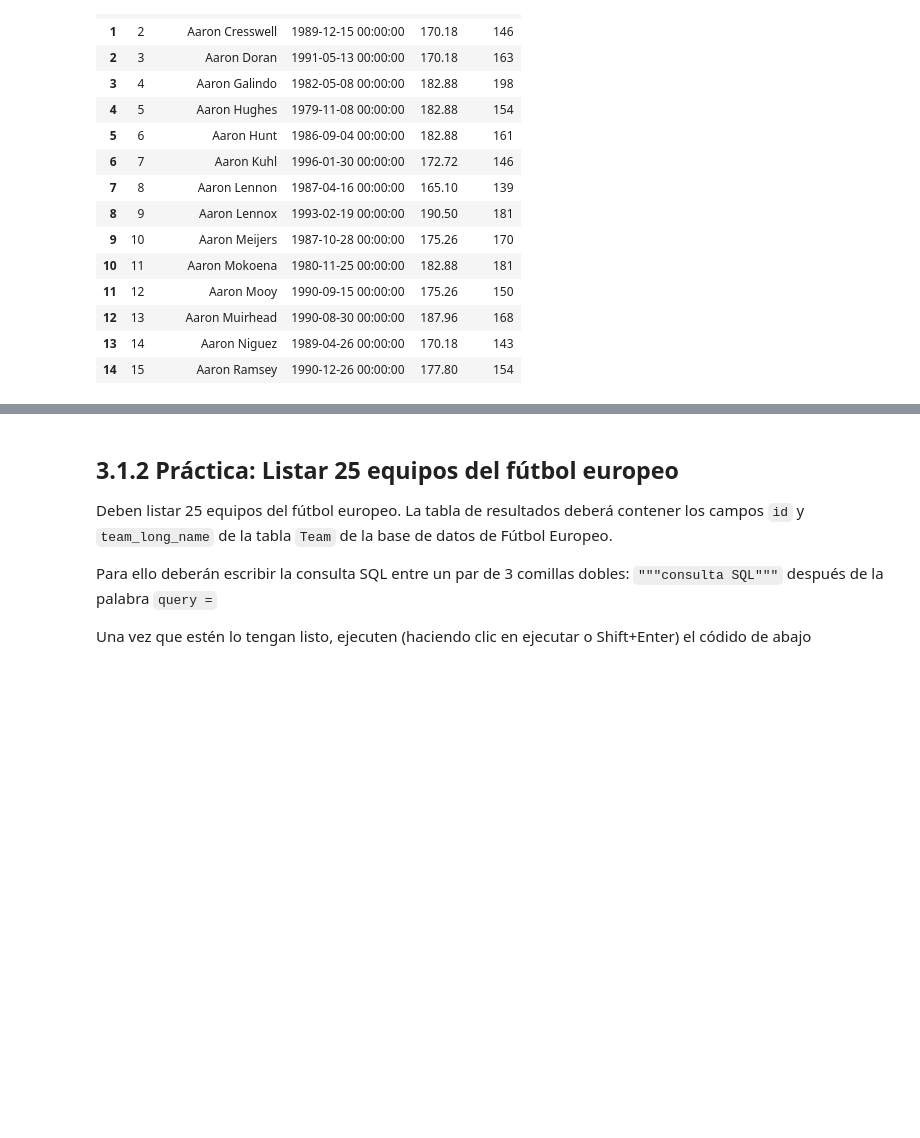
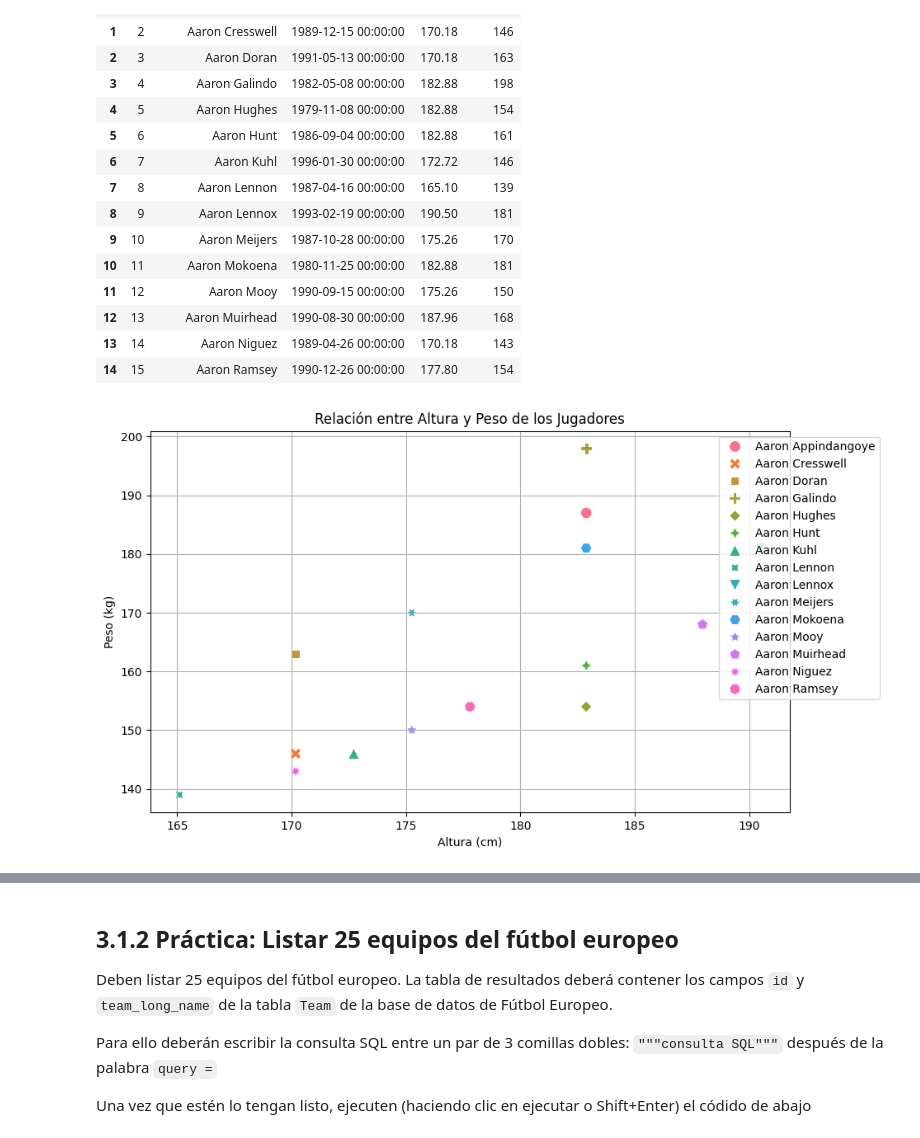
Before and after one commit to guillotatis/talentotech, a Jupyter notebook: Data_Analysis_SQL.ipynb, the cells around one changed output, grey strips where cells are left out. Cells and saved outputs as stored; diff of their text form; code cells hidden in the pictures; blank space fills up the shorter version.

```diff
--- a/Data_Analysis_SQL.ipynb
+++ b/Data_Analysis_SQL.ipynb
@@ -327,0 +332,15 @@ players
+# %%
+# Supongamos que ya ejecutaste la consulta y tienes el DataFrame 'players'
+# players = pd.read_sql(query, conn)
+
+# 1. Gráfico de dispersión entre altura y peso
+plt.figure(figsize=(10, 6))
+sns.scatterplot(data=players, x='height', y='weight', hue='player_name', style='player_name', s=100)
+plt.title('Relación entre Altura y Peso de los Jugadores')
+plt.xlabel('Altura (cm)')
+plt.ylabel('Peso (kg)')
+plt.legend(loc='upper right', bbox_to_anchor=(1.15, 1))
+plt.grid()
+plt.show()
+# %% [output]
+[figure, added]
```
Also changed, not shown: parts of 3 cells of this notebook.
